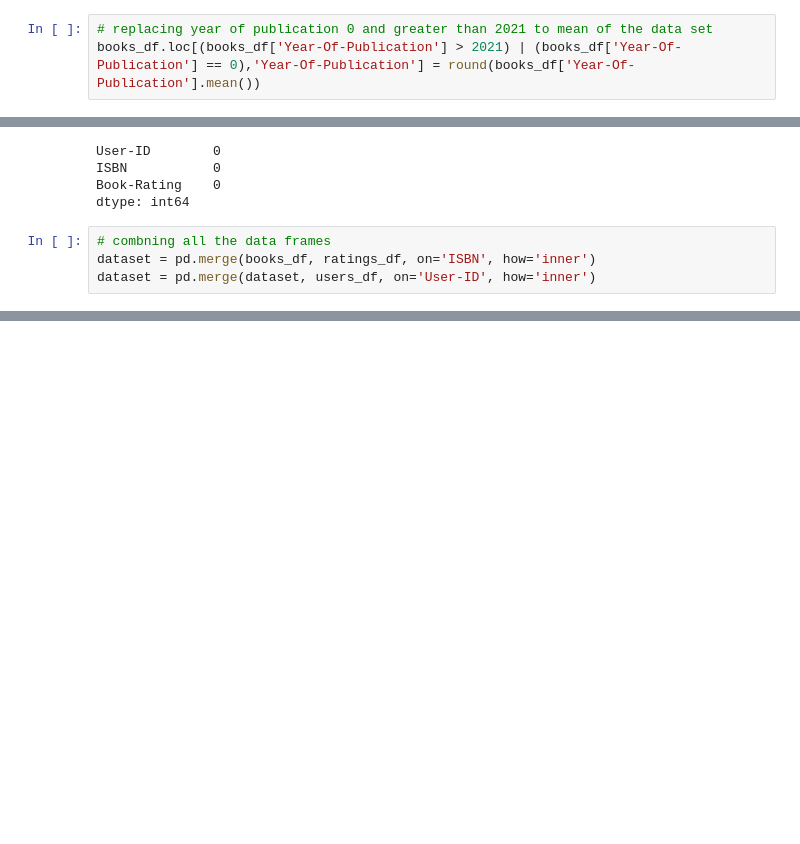
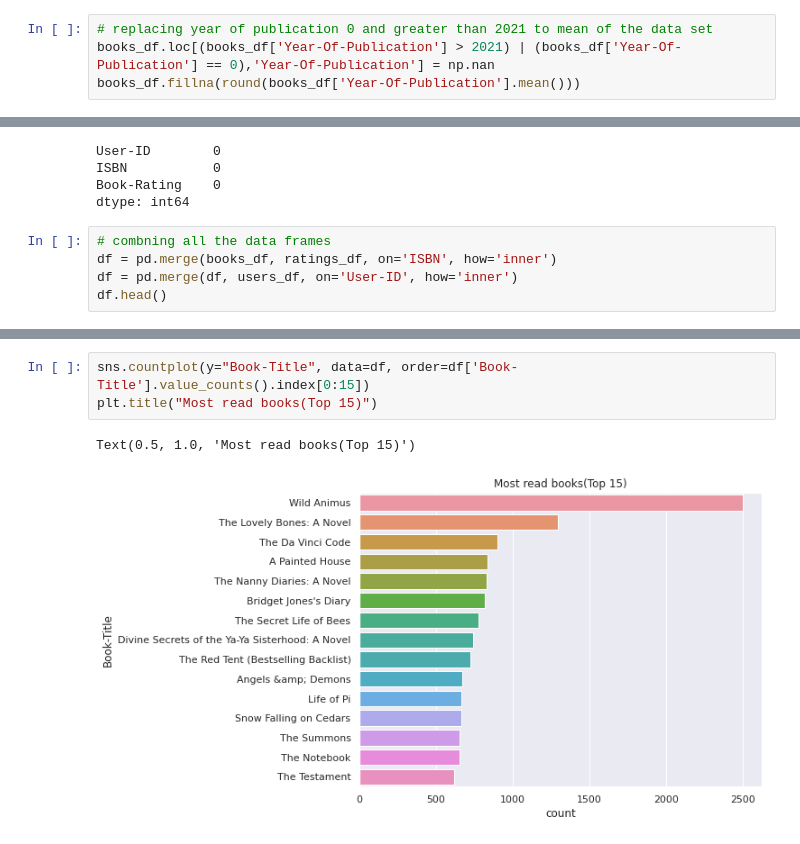
Before and after one commit to Ali-Asgar-Lakdawala/Book-Recommendation-System, a Jupyter notebook: Book_Recommendation_System.ipynb, the cells around one changed output, grey strips where cells are left out. Cells and saved outputs as stored; diff of their text form; blank space fills up the shorter version.

```diff
--- a/Book_Recommendation_System.ipynb
+++ b/Book_Recommendation_System.ipynb
@@ -253,4 +261,5 @@ books_df.loc[(books_df['Year-Of-Publication'] > current_year)]
 | 260974 | 0671740989 | FOOTBALL SUPER TEAMS : FOOTBALL S... | Bill Gutman | 2030 | Simon &amp; Schuster Children's P... |
 # %%
 # replacing year of publication 0 and greater than 2021 to mean of the data set
-books_df.loc[(books_df['Year-Of-Publication'] > 2021) | (books_df['Year-Of-Publication'] == 0),'Year-Of-Publication'] = round(books_df['Year-Of-Publication'].mean())
+books_df.loc[(books_df['Year-Of-Publication'] > 2021) | (books_df['Year-Of-Publication'] == 0),'Year-Of-Publication'] = np.nan
+books_df.fillna(round(books_df['Year-Of-Publication'].mean()))
@@ -351,5 +354,6 @@ Book-Rating    0
 dtype: int64
 # %%
 # combning all the data frames
-dataset = pd.merge(books_df, ratings_df, on='ISBN', how='inner')
-dataset = pd.merge(dataset, users_df, on='User-ID', how='inner')
+df = pd.merge(books_df, ratings_df, on='ISBN', how='inner')
+df = pd.merge(df, users_df, on='User-ID', how='inner')
+df.head()
@@ -355,0 +395,6 @@ dataset = pd.merge(dataset, users_df, on='User-ID', how='inner')
+# %%
+sns.countplot(y="Book-Title", data=df, order=df['Book-Title'].value_counts().index[0:15])
+plt.title("Most read books(Top 15)")
+# %% [output]
+Text(0.5, 1.0, 'Most read books(Top 15)')
+[figure, added]
```
Also changed, not shown: parts of 51 cells of this notebook.
